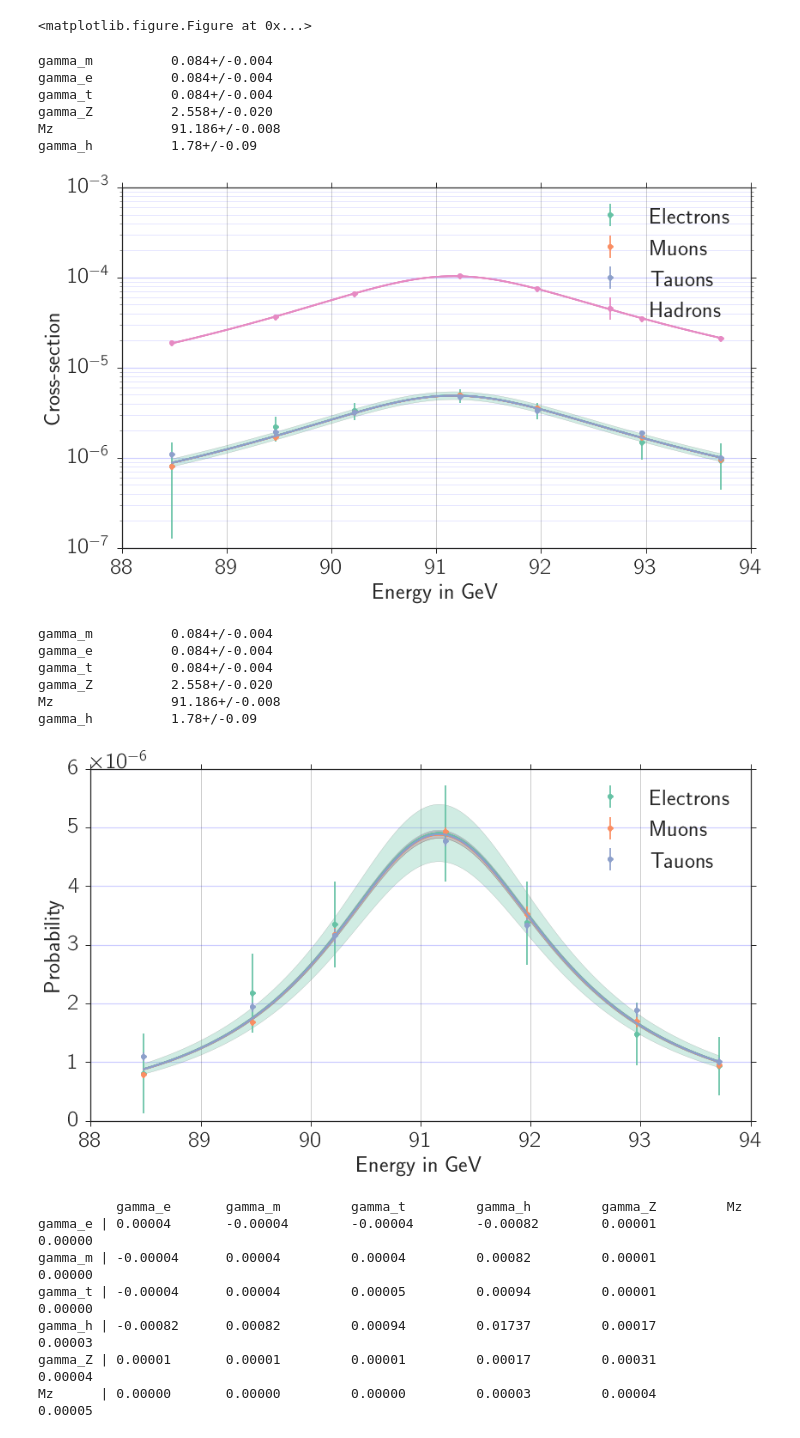
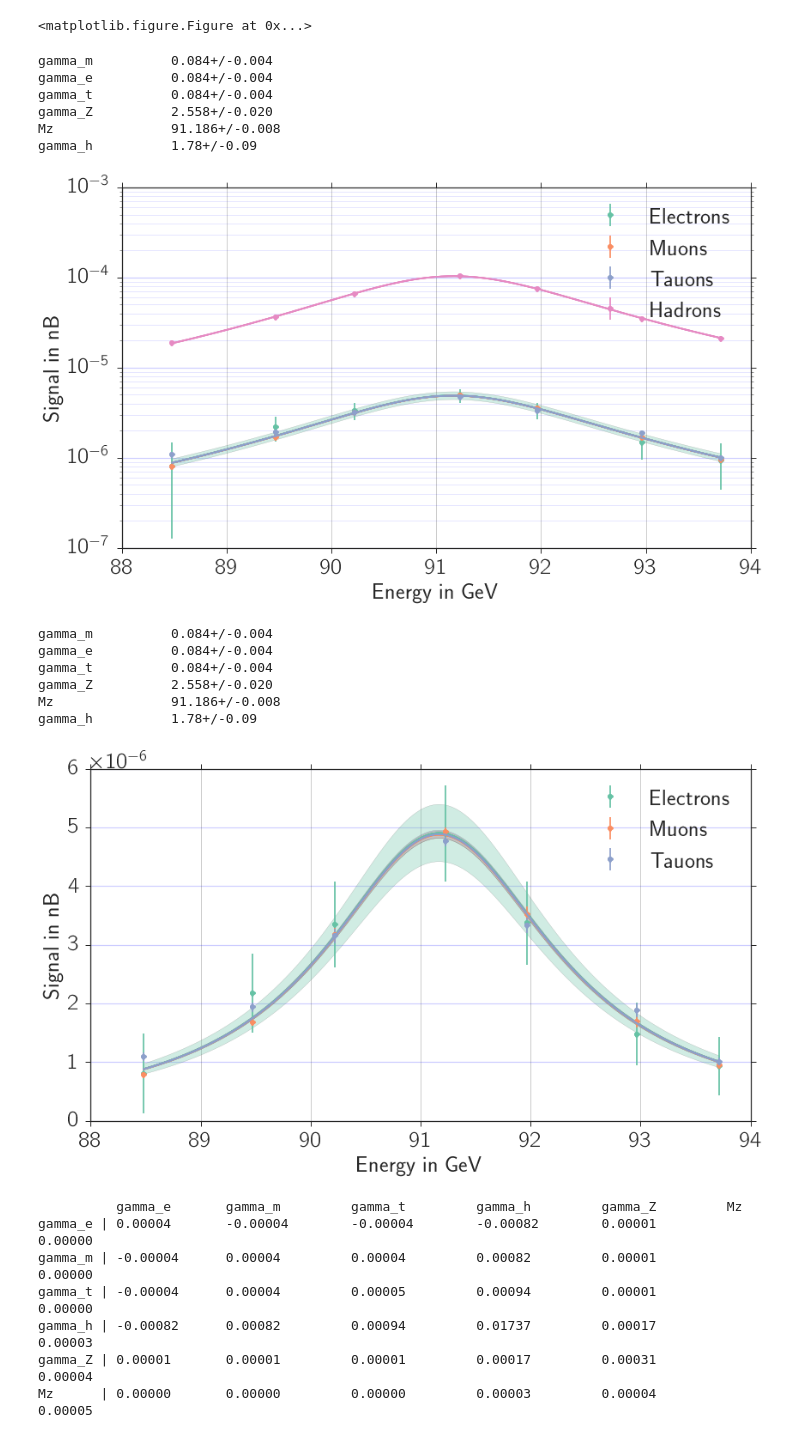
Before and after one commit to Bondzio/fp, a Jupyter notebook: Z0/analysis/Total_crosssection.ipynb, the cells around one changed output. Cells and saved outputs as stored; diff of their text form; code cells hidden in the pictures.

```diff
--- a/Z0/analysis/Total_crosssection.ipynb
+++ b/Z0/analysis/Total_crosssection.ipynb
@@ -85,35 +85,35 @@ error_mat = Breit_Wigner(E_**2,p_uc)
 error_on_fit = np.array([un.std_devs(error_mat[:,k]) for k in range(4)]).swapaxes(0,1)
 data_fit_min = data_fit - error_on_fit
 data_fit_max = data_fit + error_on_fit
 
 for k in range(4):
     color=next(palette)
     ax1.errorbar(E[:,0], cross_total[:,k],color=color, label = chars[k],yerr=cross_total_error[:,k],fmt='o')
 
     ax1.plot(E_,data_fit[:,k],color=color)
     ax1.fill_between(E_[:,0], 1.0*data_fit_min[:,k] , 1.0*data_fit_max[:,k], facecolor=color, alpha=0.3 )
 
 p_lit = [83.39,83.39,83.39,1670,2.4,91.187]
 data_fit = Breit_Wigner(E_**2,p_lit)
 
 
 ax1.set_yscale("log")
 ax1.yaxis.grid(True,'minor',linewidth=0.5,color = "blue", alpha = 0.2)
 ax1.yaxis.grid(True,'major',linewidth=1.2, color = "blue", alpha = 0.2)
 ax1.xaxis.grid(True)
 ax1.legend()
-plt.ylabel("Cross-section in ")
+plt.ylabel("Signal in nB")
 plt.xlabel("Energy in GeV")
 plt.savefig("../figures/crosssections.pdf")
 plt.show()
 # %% [output]
 gamma_m          0.084+/-0.004
 gamma_e          0.084+/-0.004
 gamma_t          0.084+/-0.004
 gamma_Z          2.558+/-0.020
 Mz               91.186+/-0.008
 gamma_h          1.78+/-0.09
-[figure, old version]
+[figure, new version]
 # %%
 crosssections = pickle.load( open("data/crosssection.p","rb"))
 cross_total = un.nominal_values(list(crosssections.values()))
@@ -177,7 +177,7 @@ ax1.xaxis.grid(True)
 ax1.legend()
 plt.ticklabel_format(style='sci', axis='y', scilimits=(0,0))
 plt.xlabel("Energy in GeV")
-plt.ylabel("Probability")
+plt.ylabel("Signal in nB")
 plt.savefig("../figures/crosssections2.pdf")
 plt.show()
 # %% [output]
@@ -187,7 +187,7 @@ gamma_t          0.084+/-0.004
 gamma_Z          2.558+/-0.020
 Mz               91.186+/-0.008
 gamma_h          1.78+/-0.09
-[figure, old version]
+[figure, new version]
 # %%
 s= " \t  "
 for i in range(6):
```
Also changed, not shown: parts of 10 cells of this notebook, 2 other files.
